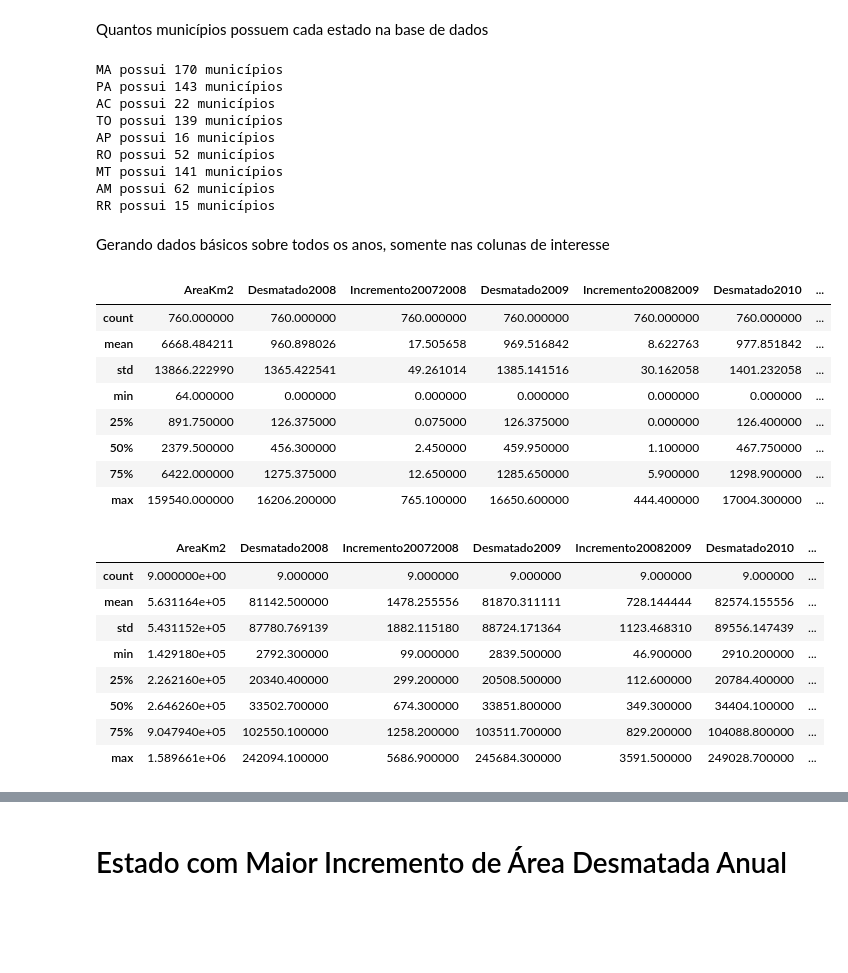
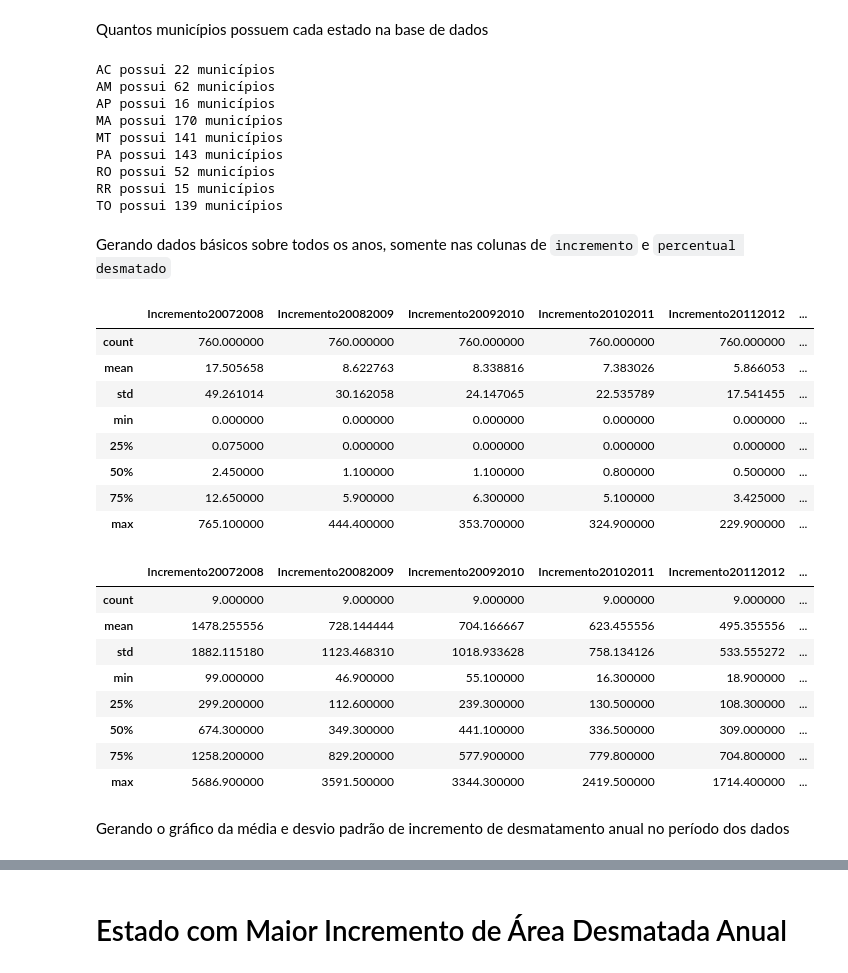
Before and after one commit to george-gca/MO826_IA368_CF044, a Jupyter notebook: notebooks/Análise_Exploratória_Dados_de_Desmatamento.ipynb, the cells around one changed output, grey strips where cells are left out. Cells and saved outputs as stored; diff of their text form; code cells hidden in the pictures; blank space fills up the shorter version.

```diff
--- a/notebooks/Análise_Exploratória_Dados_de_Desmatamento.ipynb
+++ b/notebooks/Análise_Exploratória_Dados_de_Desmatamento.ipynb
@@ -108,42 +171,47 @@ df_desmat_estados_ano
 # %% [markdown]
 Quantos municípios possuem cada estado na base de dados
 # %%
-states = df_desmat.Estado.unique()
+states = df_desmat_estados.Estado.unique()
 for state in states:
   print(f'{state} possui {len(df_desmat[df_desmat.Estado == state].Municipio.unique())} municípios')
 # %% [output]
+AC possui 22 municípios
+AM possui 62 municípios
+AP possui 16 municípios
 MA possui 170 municípios
+MT possui 141 municípios
 PA possui 143 municípios
-AC possui 22 municípios
+RO possui 52 municípios
+RR possui 15 municípios
 TO possui 139 municípios
-AP possui 16 municípios
-RO possui 52 municípios
-MT possui 141 municípios
-AM possui 62 municípios
-RR possui 15 municípios
 # %% [markdown]
-Gerando dados básicos sobre todos os anos, somente nas colunas de interesse
+Gerando dados básicos sobre todos os anos, somente nas colunas de `incremento` e `percentual desmatado`
+# %%
+columns_of_interest = [c for c in df_desmat.columns
+                       if c.startswith('PercDesmatado') or c.startswith('Incremento')]
 # %%
-df_desmat[df_desmat.columns[4:]].describe()
+df_desmat[columns_of_interest].describe()
 # %% [output]
-|  | AreaKm2 | Desmatado2008 | Incremento20072008 | Desmatado2009 | Incremento20082009 | Desmatado2010 | ... |
-| count | 760.000000 | 760.000000 | 760.000000 | 760.000000 | 760.000000 | 760.000000 | ... |
-| mean | 6668.484211 | 960.898026 | 17.505658 | 969.516842 | 8.622763 | 977.851842 | ... |
-| std | 13866.222990 | 1365.422541 | 49.261014 | 1385.141516 | 30.162058 | 1401.232058 | ... |
-| min | 64.000000 | 0.000000 | 0.000000 | 0.000000 | 0.000000 | 0.000000 | ... |
-| 25% | 891.750000 | 126.375000 | 0.075000 | 126.375000 | 0.000000 | 126.400000 | ... |
-| 50% | 2379.500000 | 456.300000 | 2.450000 | 459.950000 | 1.100000 | 467.750000 | ... |
-| 75% | 6422.000000 | 1275.375000 | 12.650000 | 1285.650000 | 5.900000 | 1298.900000 | ... |
-| max | 159540.000000 | 16206.200000 | 765.100000 | 16650.600000 | 444.400000 | 17004.300000 | ... |
+|  | Incremento20072008 | Incremento20082009 | Incremento20092010 | Incremento20102011 | Incremento20112012 | ... |
+| count | 760.000000 | 760.000000 | 760.000000 | 760.000000 | 760.000000 | ... |
+| mean | 17.505658 | 8.622763 | 8.338816 | 7.383026 | 5.866053 | ... |
+| std | 49.261014 | 30.162058 | 24.147065 | 22.535789 | 17.541455 | ... |
+| min | 0.000000 | 0.000000 | 0.000000 | 0.000000 | 0.000000 | ... |
+| 25% | 0.075000 | 0.000000 | 0.000000 | 0.000000 | 0.000000 | ... |
+| 50% | 2.450000 | 1.100000 | 1.100000 | 0.800000 | 0.500000 | ... |
+| 75% | 12.650000 | 5.900000 | 6.300000 | 5.100000 | 3.425000 | ... |
+| max | 765.100000 | 444.400000 | 353.700000 | 324.900000 | 229.900000 | ... |
 # %%
-df_desmat_estados[df_desmat_estados.columns[1:]].describe()
+df_desmat_estados[columns_of_interest].describe()
 # %% [output]
-|  | AreaKm2 | Desmatado2008 | Incremento20072008 | Desmatado2009 | Incremento20082009 | Desmatado2010 | ... |
-| count | 9.000000e+00 | 9.000000 | 9.000000 | 9.000000 | 9.000000 | 9.000000 | ... |
-| mean | 5.631164e+05 | 81142.500000 | 1478.255556 | 81870.311111 | 728.144444 | 82574.155556 | ... |
-| std | 5.431152e+05 | 87780.769139 | 1882.115180 | 88724.171364 | 1123.468310 | 89556.147439 | ... |
-| min | 1.429180e+05 | 2792.300000 | 99.000000 | 2839.500000 | 46.900000 | 2910.200000 | ... |
-| 25% | 2.262160e+05 | 20340.400000 | 299.200000 | 20508.500000 | 112.600000 | 20784.400000 | ... |
-| 50% | 2.646260e+05 | 33502.700000 | 674.300000 | 33851.800000 | 349.300000 | 34404.100000 | ... |
-| 75% | 9.047940e+05 | 102550.100000 | 1258.200000 | 103511.700000 | 829.200000 | 104088.800000 | ... |
-| max | 1.589661e+06 | 242094.100000 | 5686.900000 | 245684.300000 | 3591.500000 | 249028.700000 | ... |
+|  | Incremento20072008 | Incremento20082009 | Incremento20092010 | Incremento20102011 | Incremento20112012 | ... |
+| count | 9.000000 | 9.000000 | 9.000000 | 9.000000 | 9.000000 | ... |
+| mean | 1478.255556 | 728.144444 | 704.166667 | 623.455556 | 495.355556 | ... |
+| std | 1882.115180 | 1123.468310 | 1018.933628 | 758.134126 | 533.555272 | ... |
+| min | 99.000000 | 46.900000 | 55.100000 | 16.300000 | 18.900000 | ... |
+| 25% | 299.200000 | 112.600000 | 239.300000 | 130.500000 | 108.300000 | ... |
+| 50% | 674.300000 | 349.300000 | 441.100000 | 336.500000 | 309.000000 | ... |
+| 75% | 1258.200000 | 829.200000 | 577.900000 | 779.800000 | 704.800000 | ... |
+| max | 5686.900000 | 3591.500000 | 3344.300000 | 2419.500000 | 1714.400000 | ... |
+# %% [markdown]
+Gerando o gráfico da média e desvio padrão de incremento de desmatamento anual no período dos dados
```
Also changed, not shown: parts of 40 cells of this notebook, 2 other files.
